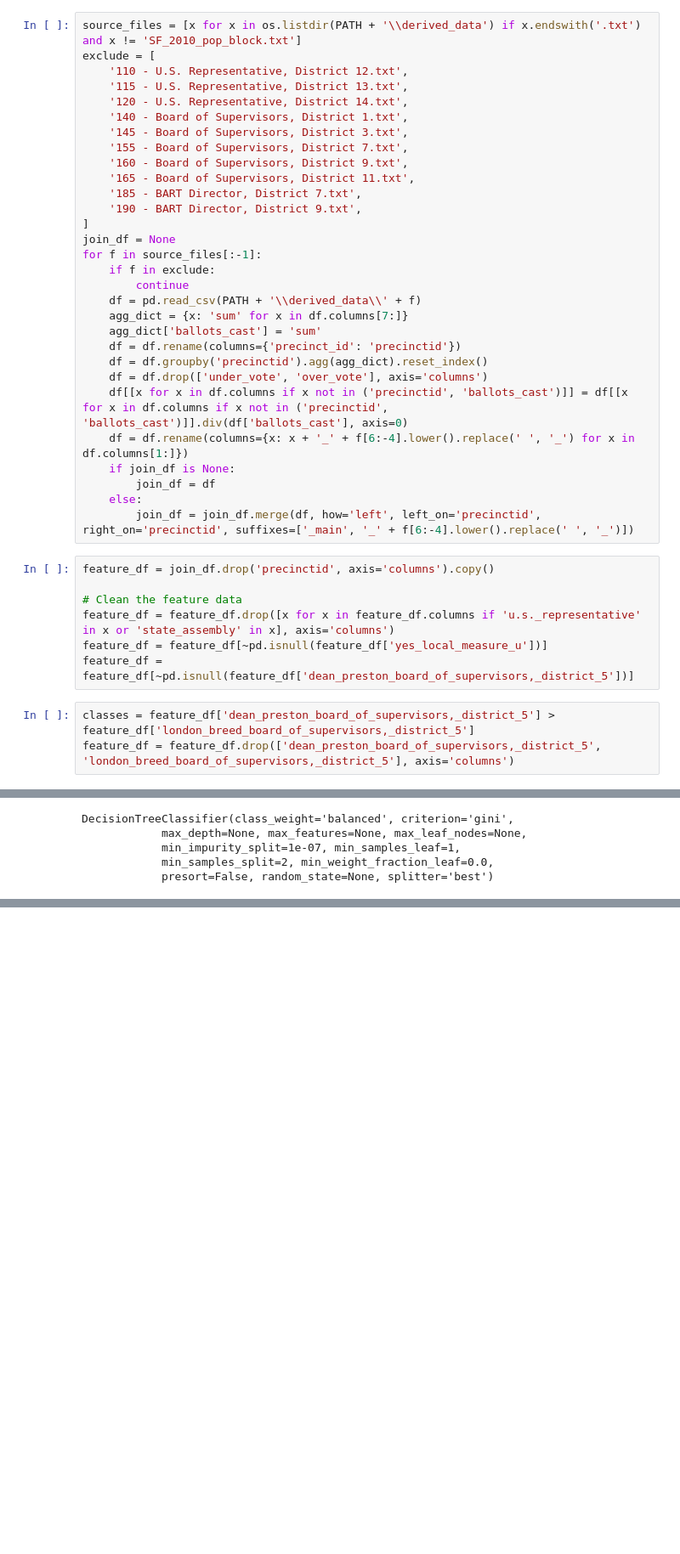
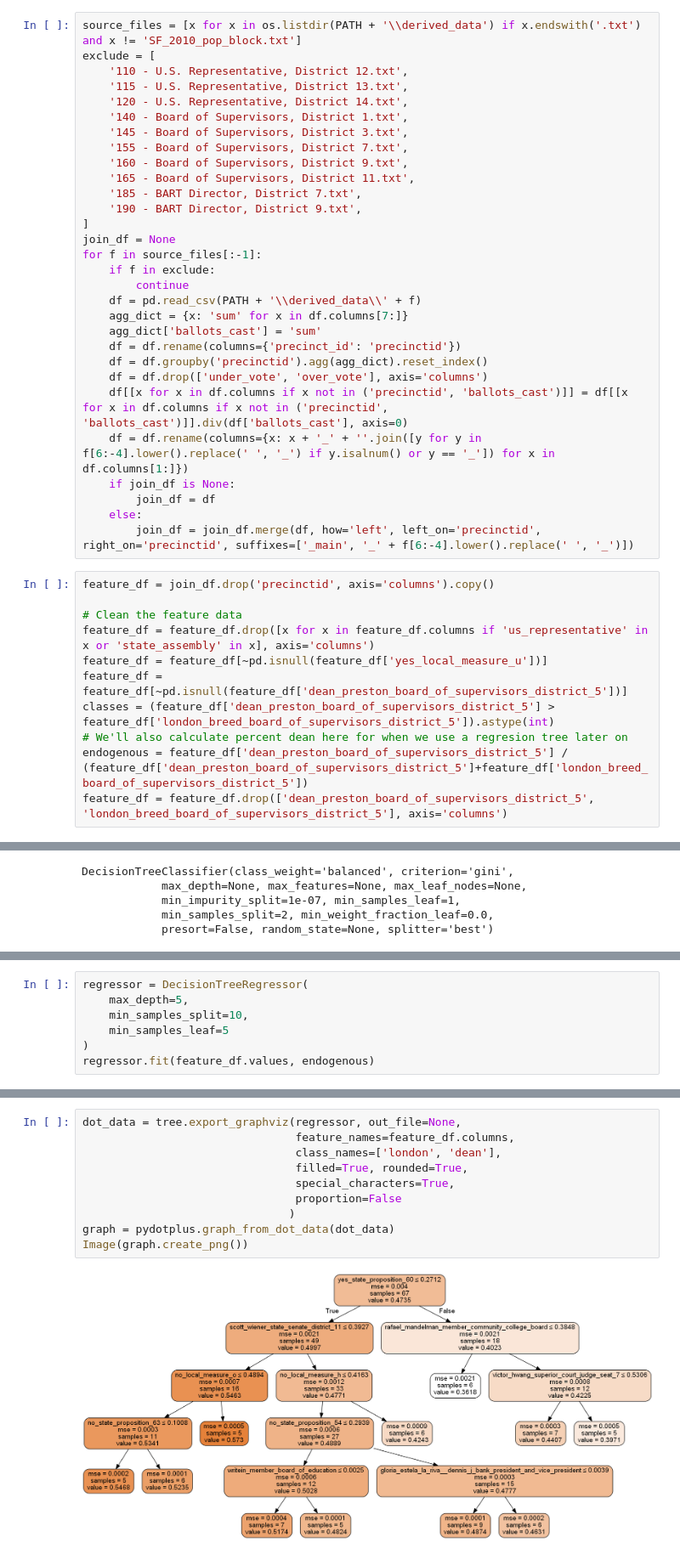
Before and after one commit to cmdavis4/sf-elections, a Jupyter notebook: d5_race_ml.ipynb, the cells around one changed output, grey strips where cells are left out. Shown: that part at 85% size. Drawn from its saved outputs; the diff is of its cells as text; blank space fills up the shorter version.

Commit message:
Regression Tree

```diff
--- a/d5_race_ml.ipynb
+++ b/d5_race_ml.ipynb
@@ -38,7 +38,7 @@ for f in source_files[:-1]:
     df = df.groupby('precinctid').agg(agg_dict).reset_index()
     df = df.drop(['under_vote', 'over_vote'], axis='columns')
     df[[x for x in df.columns if x not in ('precinctid', 'ballots_cast')]] = df[[x for x in df.columns if x not in ('precinctid', 'ballots_cast')]].div(df['ballots_cast'], axis=0)
-    df = df.rename(columns={x: x + '_' + f[6:-4].lower().replace(' ', '_') for x in df.columns[1:]})
+    df = df.rename(columns={x: x + '_' + ''.join([y for y in f[6:-4].lower().replace(' ', '_') if y.isalnum() or y == '_']) for x in df.columns[1:]})
     if join_df is None:
         join_df = df
     else:
@@ -47,9 +47,10 @@ for f in source_files[:-1]:
 feature_df = join_df.drop('precinctid', axis='columns').copy()
 
 # Clean the feature data
-feature_df = feature_df.drop([x for x in feature_df.columns if 'u.s._representative' in x or 'state_assembly' in x], axis='columns')
+feature_df = feature_df.drop([x for x in feature_df.columns if 'us_representative' in x or 'state_assembly' in x], axis='columns')
 feature_df = feature_df[~pd.isnull(feature_df['yes_local_measure_u'])]
-feature_df = feature_df[~pd.isnull(feature_df['dean_preston_board_of_supervisors,_district_5'])]
+feature_df = feature_df[~pd.isnull(feature_df['dean_preston_board_of_supervisors_district_5'])]
+classes = (feature_df['dean_preston_board_of_supervisors_district_5'] > feature_df['london_breed_board_of_supervisors_district_5']).astype(int)
+# We'll also calculate percent dean here for when we use a regresion tree later on
+endogenous = feature_df['dean_preston_board_of_supervisors_district_5'] / (feature_df['dean_preston_board_of_supervisors_district_5']+feature_df['london_breed_board_of_supervisors_district_5'])
+feature_df = feature_df.drop(['dean_preston_board_of_supervisors_district_5', 'london_breed_board_of_supervisors_district_5'], axis='columns')
-# %%
-classes = feature_df['dean_preston_board_of_supervisors,_district_5'] > feature_df['london_breed_board_of_supervisors,_district_5']
-feature_df = feature_df.drop(['dean_preston_board_of_supervisors,_district_5', 'london_breed_board_of_supervisors,_district_5'], axis='columns')
@@ -95,0 +85,7 @@ Image(graph.create_png())
+# %%
+regressor = DecisionTreeRegressor(
+    max_depth=5,
+    min_samples_split=10,
+    min_samples_leaf=5
+)
+regressor.fit(feature_df.values, endogenous)
@@ -95,0 +101,12 @@ Image(graph.create_png())
+# %%
+dot_data = tree.export_graphviz(regressor, out_file=None,
+                                feature_names=feature_df.columns,
+                                class_names=['london', 'dean'],
+                                filled=True, rounded=True,
+                                special_characters=True,
+                                proportion=False
+                               )
+graph = pydotplus.graph_from_dot_data(dot_data)
+Image(graph.create_png())
+# %% [output]
+[figure, added]
```
Also changed, not shown: parts of 9 cells of this notebook.
